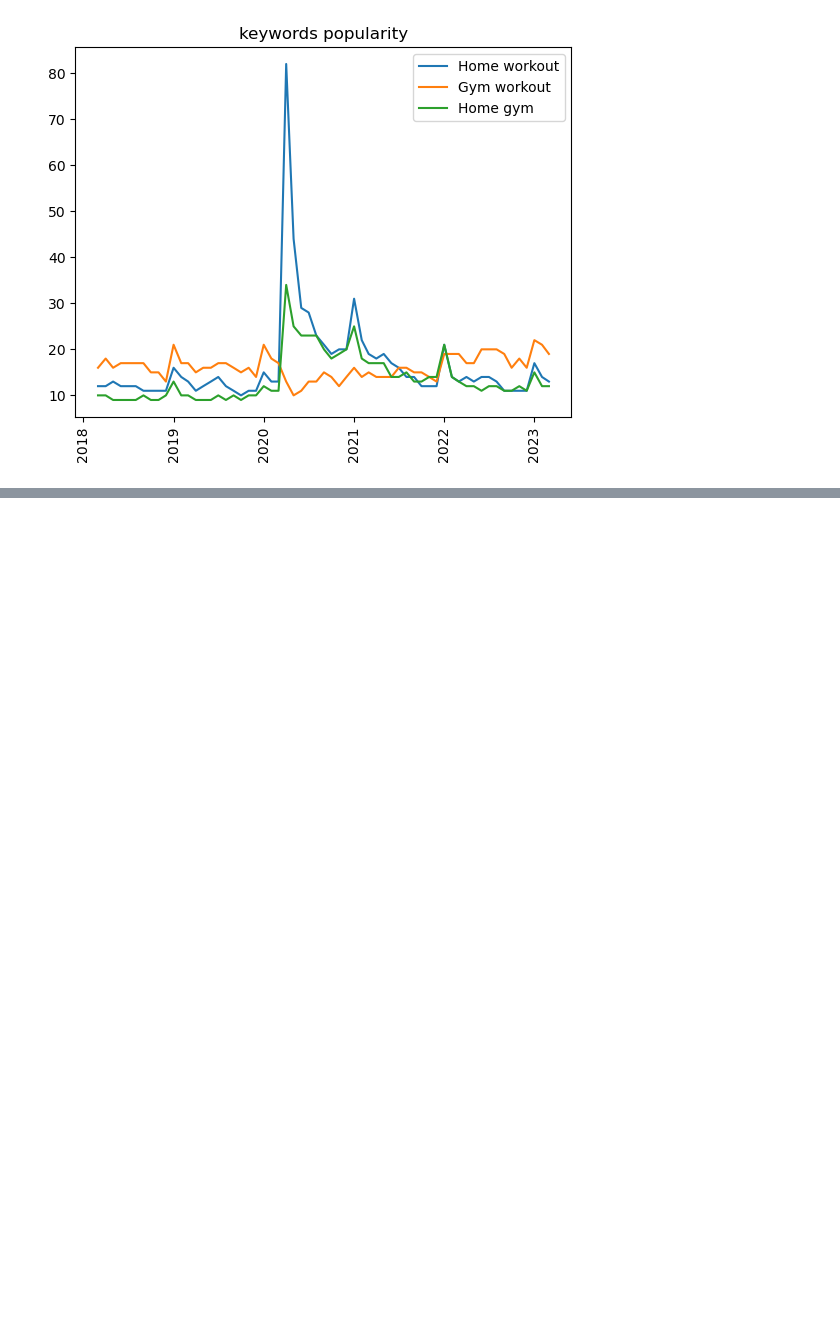
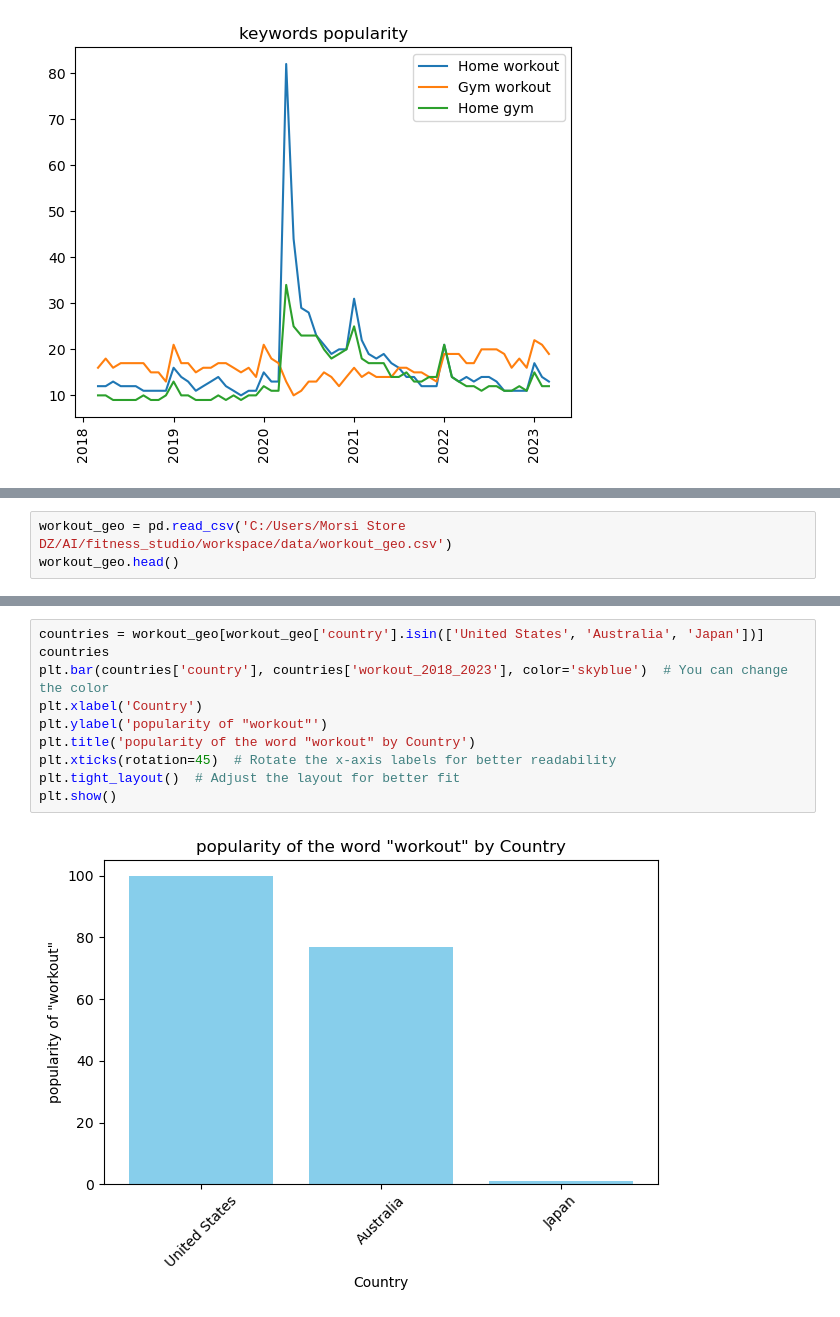
Before and after one commit to Nawel-Bellil/AI, a Jupyter notebook: fitness_studio/workspace/market-analysis.ipynb, the cells around one changed output, grey strips where cells are left out. Cells and saved outputs as stored; diff of their text form; blank space fills up the shorter version.

Commit message:
country having highest interest for workouts

```diff
--- a/fitness_studio/workspace/market-analysis.ipynb
+++ b/fitness_studio/workspace/market-analysis.ipynb
@@ -107,0 +105,3 @@ current  = 'Gym workout'
+# %%
+workout_geo = pd.read_csv('C:/Users/Morsi Store DZ/AI/fitness_studio/workspace/data/workout_geo.csv')
+workout_geo.head()
@@ -107,0 +115,12 @@ current  = 'Gym workout'
+# %%
+countries = workout_geo[workout_geo['country'].isin(['United States', 'Australia', 'Japan'])]
+countries
+plt.bar(countries['country'], countries['workout_2018_2023'], color='skyblue')  # You can change the color
+plt.xlabel('Country')
+plt.ylabel('popularity of "workout"')
+plt.title('popularity of the word "workout" by Country')
+plt.xticks(rotation=45)  # Rotate the x-axis labels for better readability
+plt.tight_layout()  # Adjust the layout for better fit
+plt.show()
+# %% [output]
+[figure, added]
```
Also changed, not shown: parts of 5 cells of this notebook.
